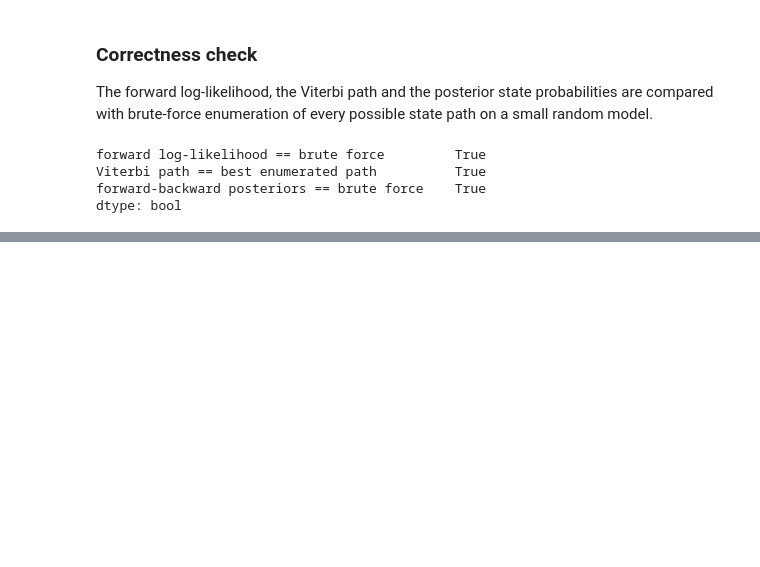
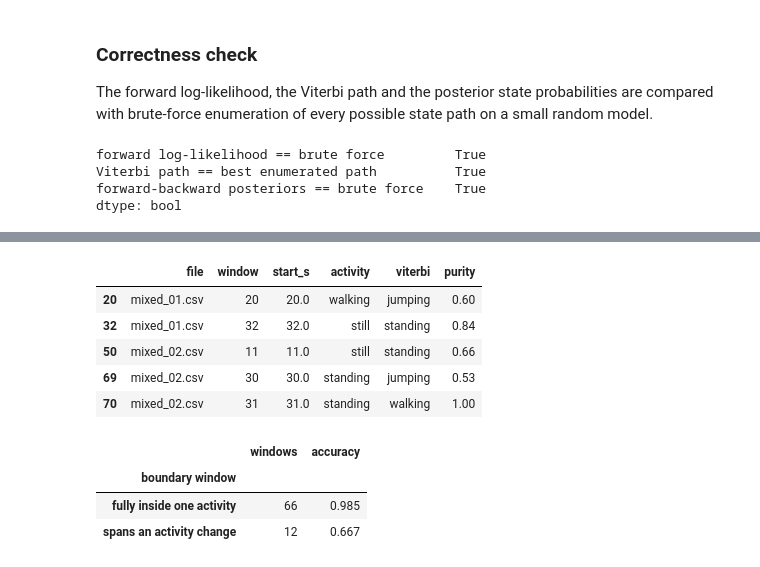
Before and after one commit to mukunzindahiro-max/hmm-activity-recognition, a Jupyter notebook: har_hmm.ipynb, the cells around one changed output, grey strips where cells are left out. Cells and saved outputs as stored; diff of their text form; code cells hidden in the pictures; blank space fills up the shorter version.

```diff
--- a/har_hmm.ipynb
+++ b/har_hmm.ipynb
@@ -513,0 +605,28 @@ dtype: bool
+# %%
+purity = []
+for seq in test_seqs:
+    labels = seq["signal"]["activity"].to_numpy()
+    for i, start in enumerate(range(0, len(labels) - pp.WINDOW_SIZE + 1, pp.STEP_SIZE)):
+        segment = labels[start:start + pp.WINDOW_SIZE]
+        purity.append({"file": seq["file"], "window": i,
+                       "purity": np.mean(segment == seq["labels"][i])})
+predictions = predictions.merge(pd.DataFrame(purity), on=["file", "window"])
+predictions["boundary window"] = predictions["purity"] < 1.0
+
+errors = predictions[predictions["activity"] != predictions["viterbi"]]
+display(errors[["file", "window", "start_s", "activity", "viterbi", "purity"]].round(2))
+
+predictions["correct"] = predictions["activity"] == predictions["viterbi"]
+(predictions.groupby("boundary window")["correct"].agg(windows="size", accuracy="mean")
+ .rename(index={False: "fully inside one activity", True: "spans an activity change"}).round(3))
+# %% [output]
+|  | file | window | start_s | activity | viterbi | purity |
+| 20 | mixed_01.csv | 20 | 20.0 | walking | jumping | 0.60 |
+| 32 | mixed_01.csv | 32 | 32.0 | still | standing | 0.84 |
+| 50 | mixed_02.csv | 11 | 11.0 | still | standing | 0.66 |
+| 69 | mixed_02.csv | 30 | 30.0 | standing | jumping | 0.53 |
+| 70 | mixed_02.csv | 31 | 31.0 | standing | walking | 1.00 |
+|  | windows | accuracy |
+| boundary window |  |  |
+| fully inside one activity | 66 | 0.985 |
+| spans an activity change | 12 | 0.667 |
```
Also changed, not shown: parts of 12 cells of this notebook, 7 other files.
